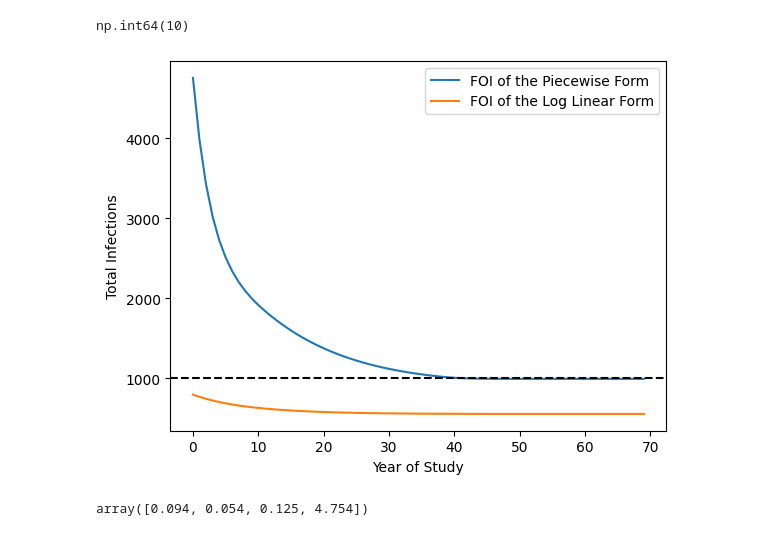
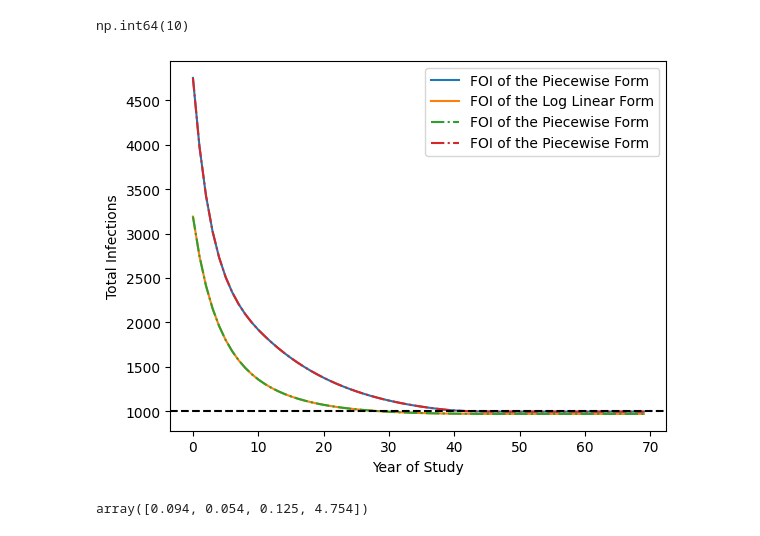
Before and after one commit to hunter-lybbert/uw-central, a Jupyter notebook: disease_dynamics/hw_02/hw02.ipynb, the cells around one changed output. Saved outputs shown, nothing was run; the diff lists cells and outputs as text; code cells hidden in the pictures.

```diff
--- a/disease_dynamics/hw_02/hw02.ipynb
+++ b/disease_dynamics/hw_02/hw02.ipynb
@@ -466,36 +474,33 @@ age_piecewise_gt = catalytic_model(
 # %%
-# age_piecewise_gt_2_point_0 = catalytic_model(
-#     model_params=np.array([np.log(0.3), np.log(0.05), logit(10/MAX_AGE)]),
-#     # model_params=total_params,
-#     force_of_infection_method=ForceOfInfectionMethod.AGE_PIECEWISE,
-#     initial_susceptible_method=InitialSusceptibleMethod.BASIC,
-#     num_years=70,
-#     include_births=True,
-#     deterministic=True,
-#     rho_observed_infections=0.25,
+age_log_lin_gt = catalytic_model(
+    model_params=np.array([-1, -.1, np.log(10)]),
+    force_of_infection_method=ForceOfInfectionMethod.AGE_LOG_LIN_FORM,
+    initial_susceptible_method=InitialSusceptibleMethod.INDIRECT,
+    num_years=60,
+    include_births=True,
+    deterministic=True,
+)
 
-# )
+age_log_lin_gt_2_point_0 = catalytic_model(
+    model_params=np.array([-1, -.1]),
+    force_of_infection_method=ForceOfInfectionMethod.AGE_LOG_LIN_FORM,
+    initial_susceptible_method=InitialSusceptibleMethod.BASIC,
+    num_years=70,
+    include_births=True,
+    deterministic=True,
+)
-# %%
-age_log_lin_gt = catalytic_model(
-    model_params=np.array([-1, -.1, np.log(10)]),
-    force_of_infection_method=ForceOfInfectionMethod.AGE_LOG_LIN_FORM,
-    initial_susceptible_method=InitialSusceptibleMethod.INDIRECT,
-    num_years=60,
-    include_births=True,
-    deterministic=True,
-    rho_observed_infections=0.25,
-)
 # %%
 plt.plot(get_infections_by_year(age_piecewise_gt, num_years=70), label="FOI of the Piecewise Form")
 plt.plot(get_infections_by_year(age_log_lin_gt, num_years=70), label="FOI of the Log Linear Form")
-# plt.plot(get_infections_by_year(age_piecewise_gt_2_point_0, num_years=70), label="FOI of the Piecewise Form", linestyle='-.', c='r')
+plt.plot(get_infections_by_year(age_log_lin_gt_2_point_0, num_years=70), label="FOI of the Piecewise Form", linestyle='-.')
+plt.plot(get_infections_by_year(age_piecewise_gt_2_point_0, num_years=70), label="FOI of the Piecewise Form", linestyle='-.')
 plt.axhline(1000, color="black", linestyle="--")
 plt.ylabel("Total Infections")
 plt.xlabel("Year of Study")
 plt.legend()
 plt.show()
 # %% [output]
-[figure, old version]
+[figure, new version]
 # %%
 direct_init_susc = np.insert(np.ones(MAX_AGE - 1)*np.log(900), 0, np.log(POPULATION_PER_AGE))
 params = np.array([np.log(0.1), np.log(0.1), logit(5/MAX_AGE), np.log(5)])
```
Also changed, not shown: parts of 2 cells of this notebook.
